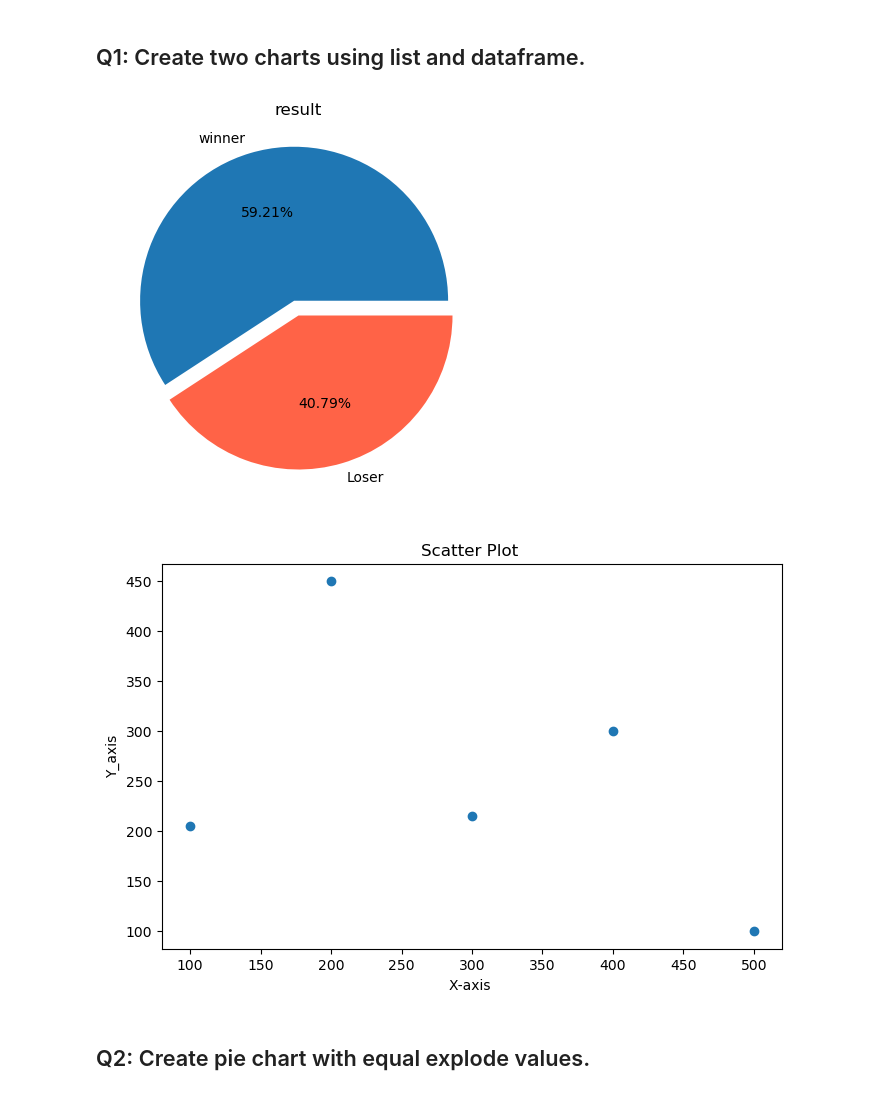
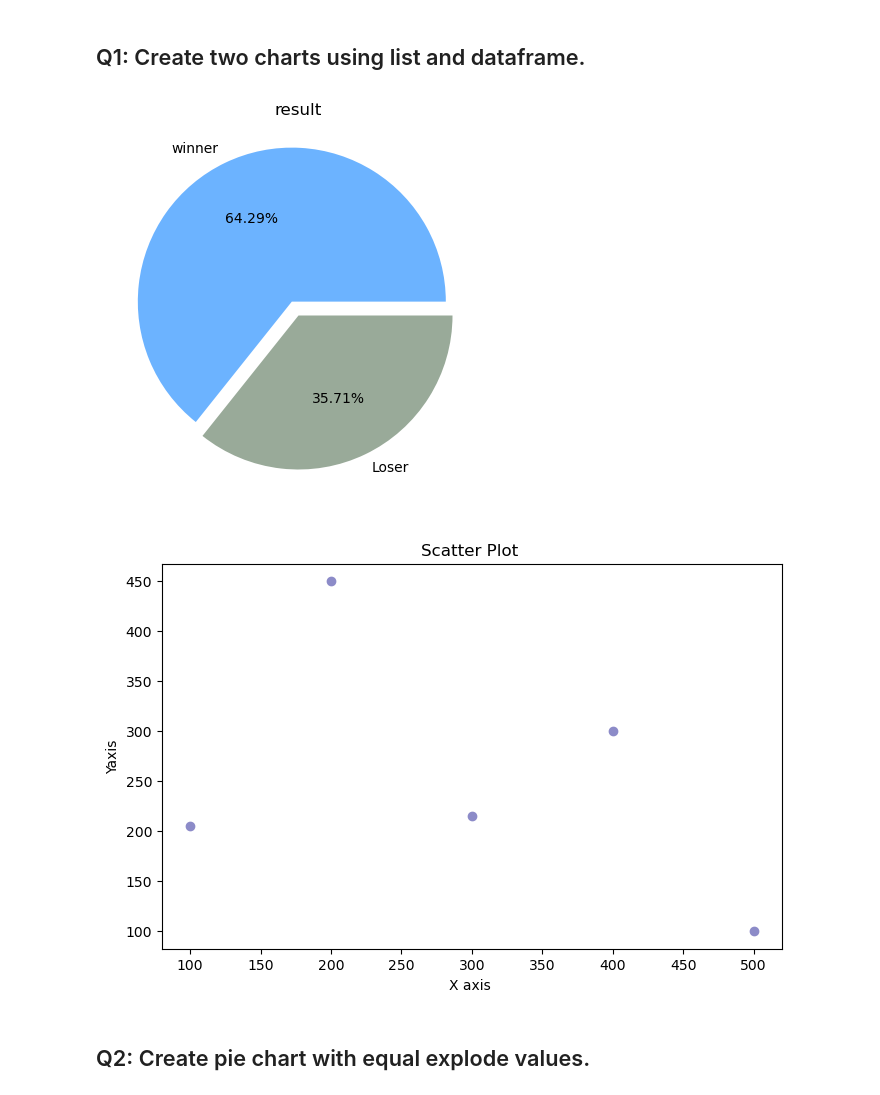
Before and after one commit to Tuwaiq-Data-Science-Bootcamp-V4/Matplotlib-Lab1, a Jupyter notebook: Matplotlib_Assignment_1.ipynb, the cells around one changed output. Saved outputs shown, nothing was run; the diff lists cells and outputs as text; code cells hidden in the pictures.

```diff
--- a/Matplotlib_Assignment_1.ipynb
+++ b/Matplotlib_Assignment_1.ipynb
@@ -6,28 +6,28 @@ import matplotlib.pyplot as plt
 ## Q1: Create two charts using list and dataframe.
 # %%
 gender = ['winner', 'Loser']
-values = [45,31]
+values = [45,25]
 
 plt.figure(figsize=(8, 5))
-plt.pie(values, labels= gender,autopct='%1.2f%%', colors=['#1f77b4','#FF6347'], radius=1, explode = [0.1,0])
+plt.pie(values, labels= gender,autopct='%1.2f%%', colors=['#6cb3ff','#99aa99'], radius=1, explode = [0.1,0])
 #plt.xlabel('result')
 #plt.ylabel('Values')
 plt.title('result')
 plt.show()
 
 data = {'X': [100, 200, 300, 400, 500],
         'Y': [205, 450, 215, 300, 100]}
 df = pd.DataFrame(data)
 
 plt.figure(figsize=(8, 5))
-plt.scatter(df['X'], df['Y'], color='#1f77b4')
-plt.xlabel('X-axis ')
-plt.ylabel('Y_axis')
+plt.scatter(df['X'], df['Y'], color='#8c8bc8')
+plt.xlabel('X axis ')
+plt.ylabel('Yaxis')
 plt.title('Scatter Plot ')
 plt.show()
 # %% [output]
-[figure, old version]
+[figure, new version]
-[figure, old version]
+[figure, new version]
 # %% [markdown]
 ## Q2: Create pie chart with equal explode values.
 # %%
```
Also changed, not shown: parts of 4 cells of this notebook.
